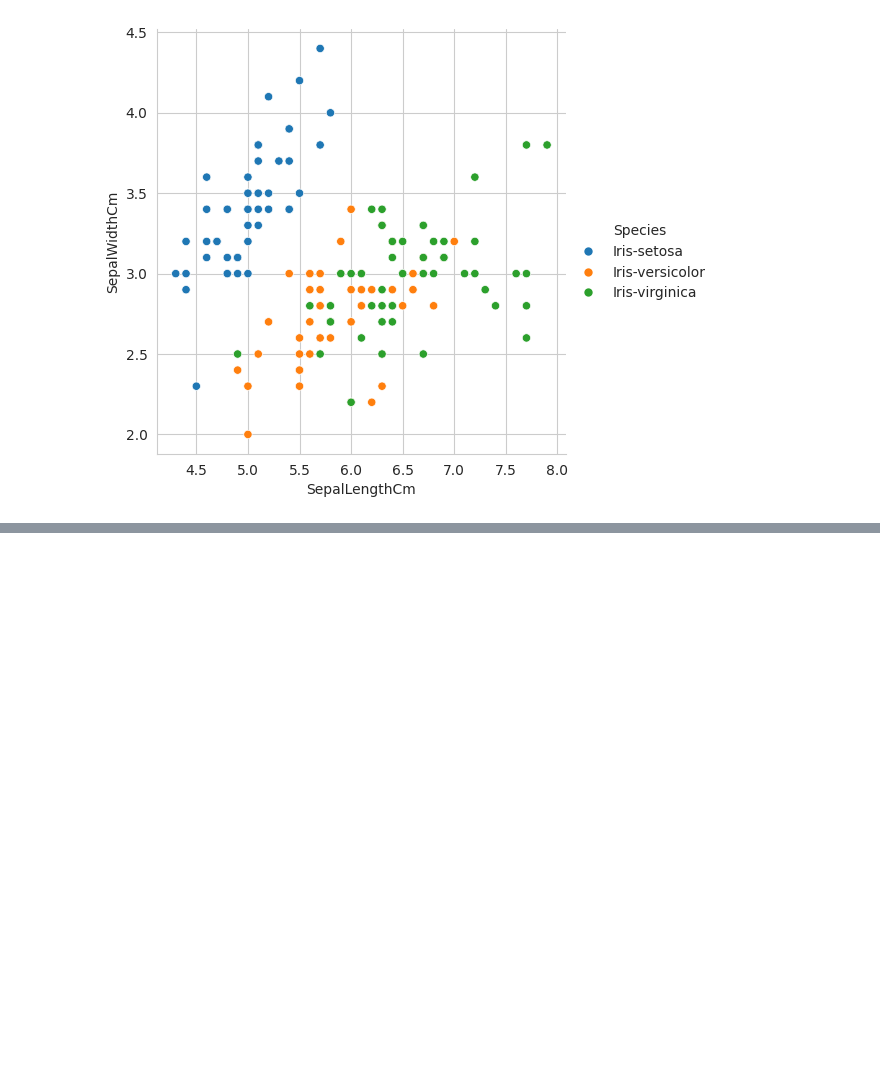
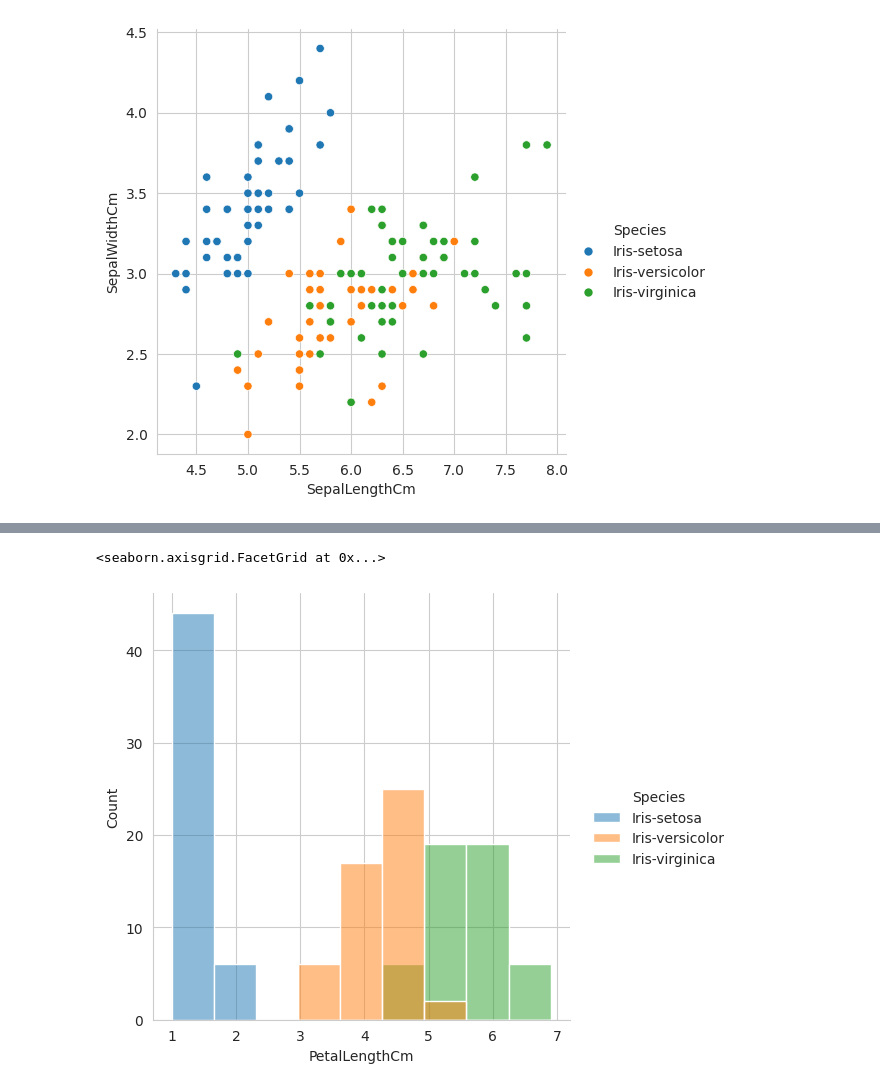
Before and after one commit to ldsAS/Tibame-AI-Learning, a Jupyter notebook: Tibame20250509_LAB_Iris.ipynb, the cells around one changed output, grey strips where cells are left out. Cells and saved outputs as stored; diff of their text form; code cells hidden in the pictures; blank space fills up the shorter version.

```diff
--- a/Tibame20250509_LAB_Iris.ipynb
+++ b/Tibame20250509_LAB_Iris.ipynb
@@ -70,0 +62,5 @@ for feature in features:
+# %%
+sns.displot(data, x="PetalLengthCm", hue="Species")
+# %% [output]
+<seaborn.axisgrid.FacetGrid at 0x...>
+[figure, added]
```
Also changed, not shown: parts of 14 cells of this notebook.
